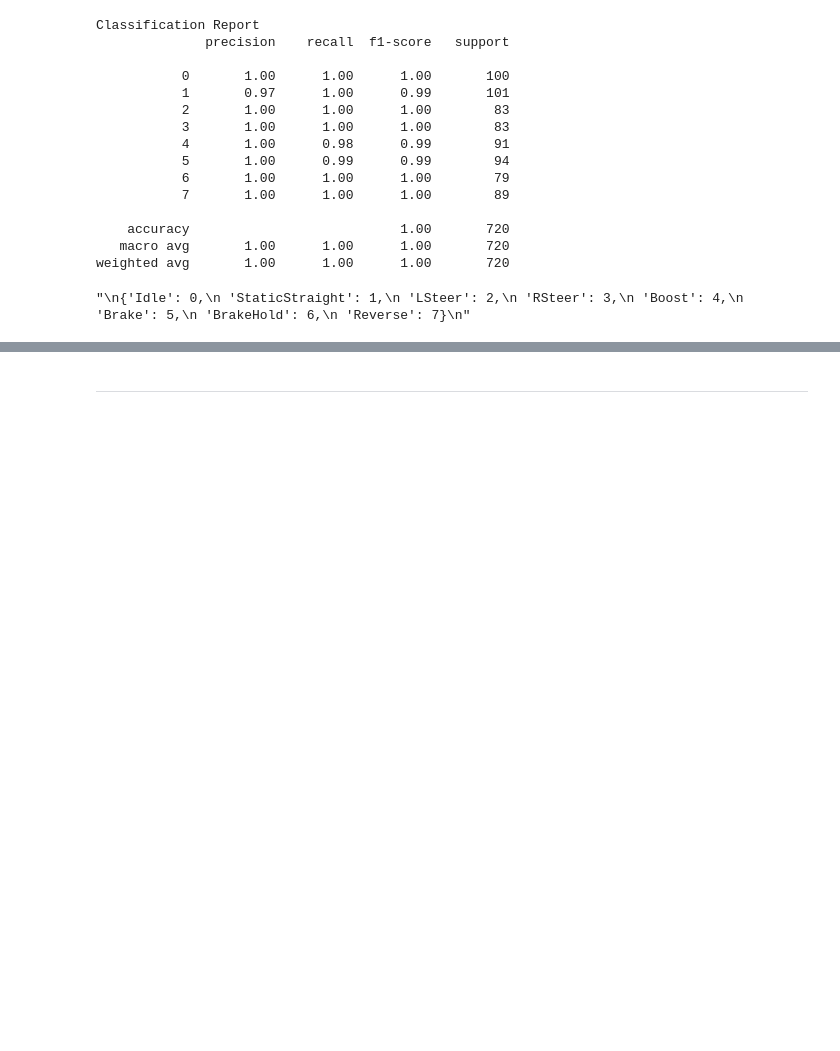
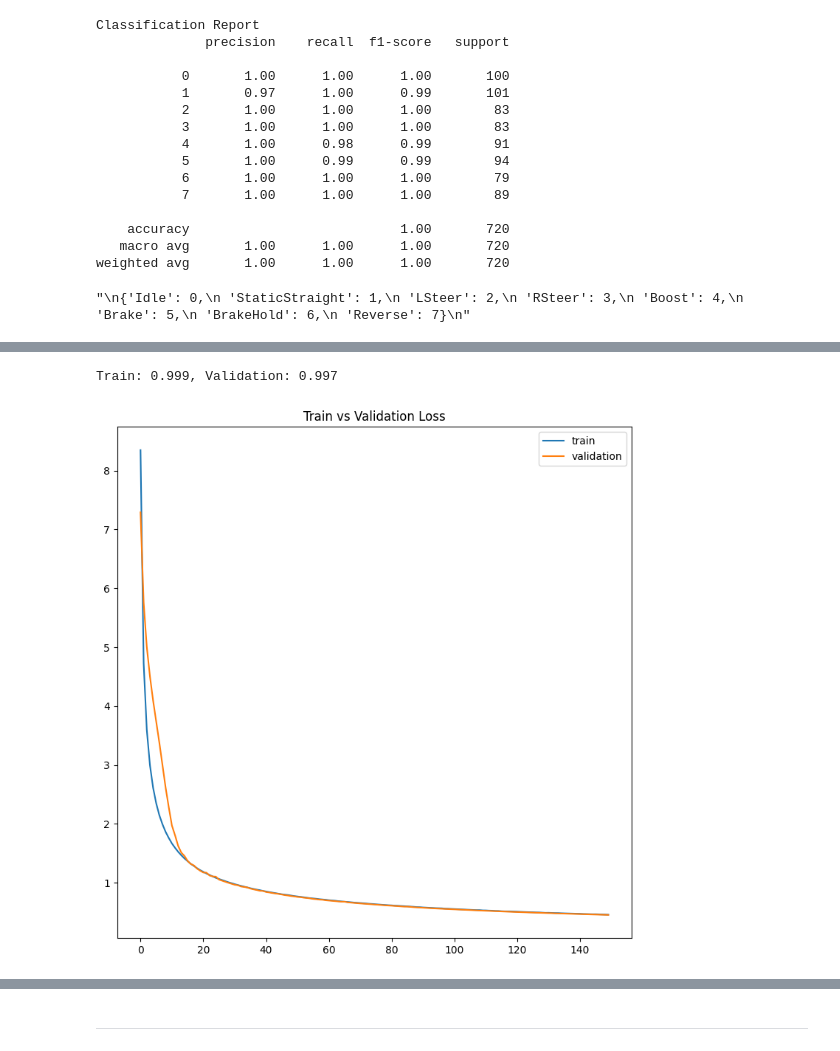
Before and after one commit to yuurichan/Racing-Game-Dynamic-GestRec, a Jupyter notebook: Mediapipe Holistics LSTM Test-Training.ipynb, the cells around one changed output, grey strips where cells are left out. Saved outputs shown, nothing was run; the diff lists cells and outputs as text; code cells hidden in the pictures; blank space fills up the shorter version.

```diff
--- a/Mediapipe Holistics LSTM Test-Training.ipynb
+++ b/Mediapipe Holistics LSTM Test-Training.ipynb
@@ -3210,3 +3328,13 @@ with open("models/history_7.pkl", "rb") as f:
+# %%
+# Saving history_2
+import pickle as pkl
+
+# with open("models/history_3.pkl", "wb") as f:
+with open("models/history_7-fix.pkl", "wb") as f:
+    pkl.dump(history_7_2, f)
+# %%
+with open("models/history_7-fix.pkl", "rb") as f:
+    history_7_2_ = pkl.load(f)
 # %% [markdown]
 ## 5FPS MODELS
 All of the models shown here are Updated with the new 8 Gestures Dataset
@@ -4777,0 +4929,26 @@ weighted avg       1.00      1.00      1.00       720
+# %%
+# Do compile it first on the Models section
+model_7_2 = tf.keras.models.load_model("models/7-fix-lstm_model_7.keras")
+# %%
+import tensorflow as tf
+
+with open("models/history_7-fix.pkl", "rb") as f:
+    history_7_2 = pkl.load(f)
+# %%
+import matplotlib.pyplot as plt
+
+# evaluate the model
+_, train_acc = model_7_2.evaluate(X_train, y_train, verbose=0)
+_, val_acc = model_7_2.evaluate(X_val, y_val, verbose=0)
+print('Train: %.3f, Validation: %.3f' % (train_acc, val_acc))
+
+# plot loss history
+plt.figure(figsize=(9,9))
+plt.plot(history_7_2.history['loss'], label='train')
+plt.plot(history_7_2.history['val_loss'], label='validation')
+plt.title('Train vs Validation Loss')
+plt.legend()
+plt.show()
+# %% [output]
+Train: 0.999, Validation: 0.997
+[figure, added]
```
Also changed, not shown: parts of 21 cells of this notebook, 7 other files.
